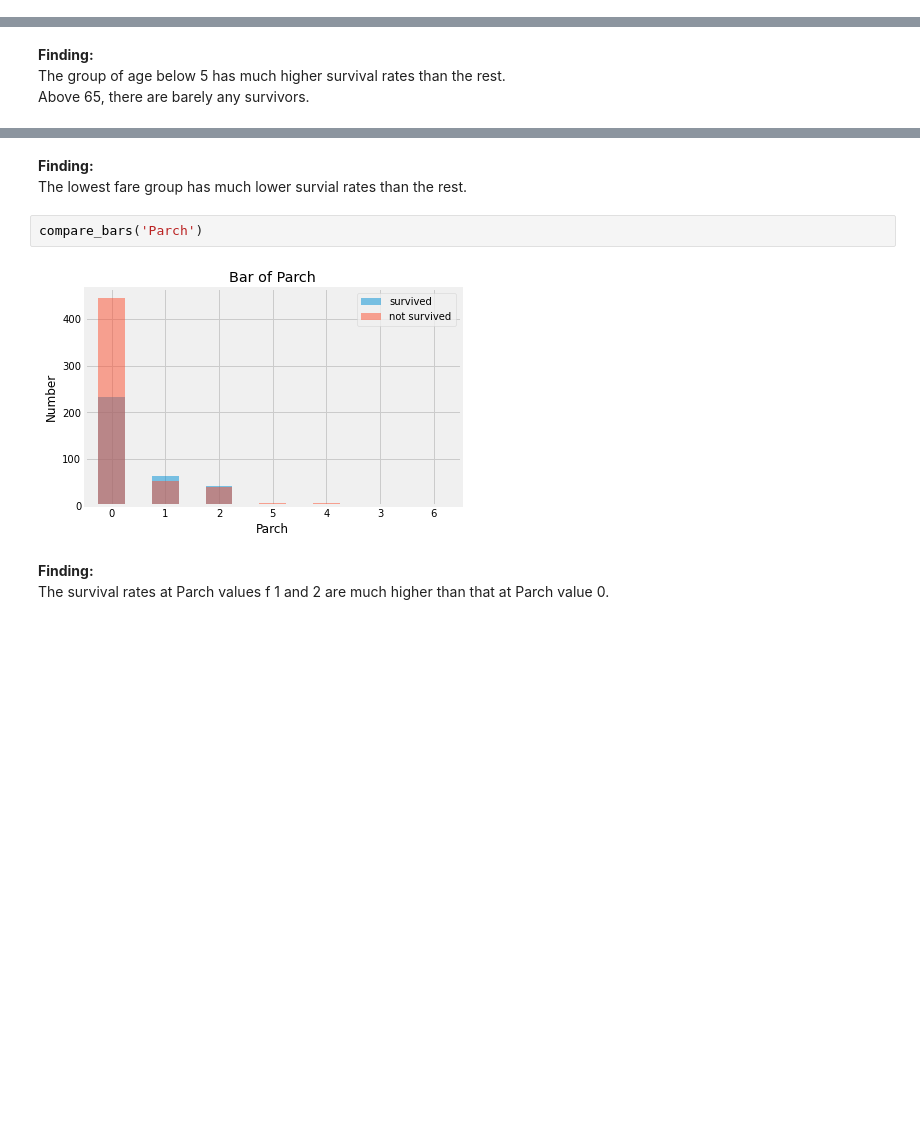
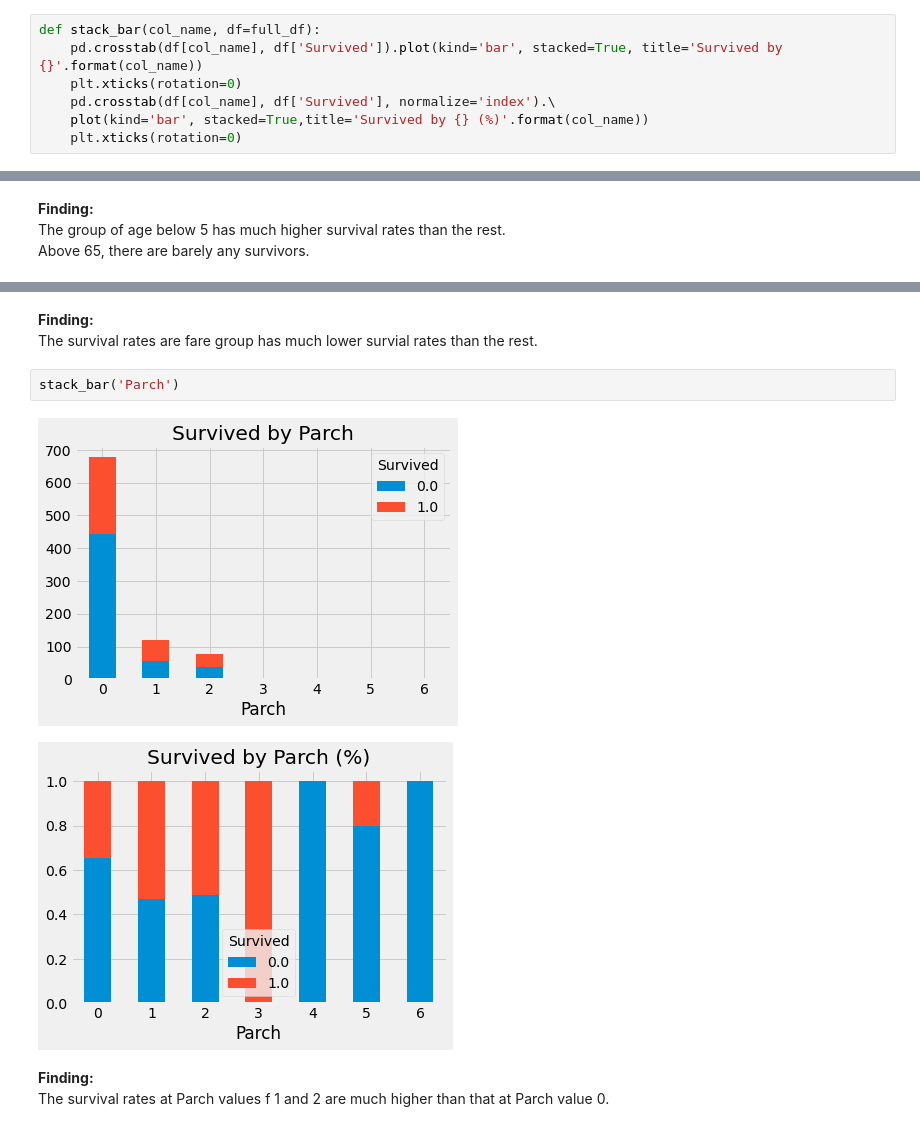
Before and after one commit to Brendalish/titanic, a Jupyter notebook: EDA of Combined Datasets.ipynb, the cells around one changed output, grey strips where cells are left out. Drawn from its saved outputs; the diff is of its cells as text; blank space fills up the shorter version.

```diff
--- a/EDA of Combined Datasets.ipynb
+++ b/EDA of Combined Datasets.ipynb
@@ -141,4 +134,11 @@ def compare_bars(col_name, df=train_df):
     plt.ylabel('Number')
     plt.legend(loc='upper right')
     plt.show()
+# %%
+def stack_bar(col_name, df=full_df):
+    pd.crosstab(df[col_name], df['Survived']).plot(kind='bar', stacked=True, title='Survived by {}'.format(col_name))
+    plt.xticks(rotation=0)
+    pd.crosstab(df[col_name], df['Survived'], normalize='index').\
+    plot(kind='bar', stacked=True,title='Survived by {} (%)'.format(col_name))
+    plt.xticks(rotation=0)
 # %%
@@ -383,10 +583,11 @@ compare_hists('Fare')
 # %% [markdown]
 **Finding:**
-The lowest fare group has much lower survial rates than the rest.
+The survival rates are fare group has much lower survial rates than the rest.
 # %%
-compare_bars('Parch')
+stack_bar('Parch')
 # %% [output]
-[figure, old version]
+[figure, new version]
+[figure, added]
 # %% [markdown]
 **Finding:**
 The survival rates at Parch values f 1 and 2 are much higher than that at Parch value 0.
```
Also changed, not shown: parts of 105 cells of this notebook.
